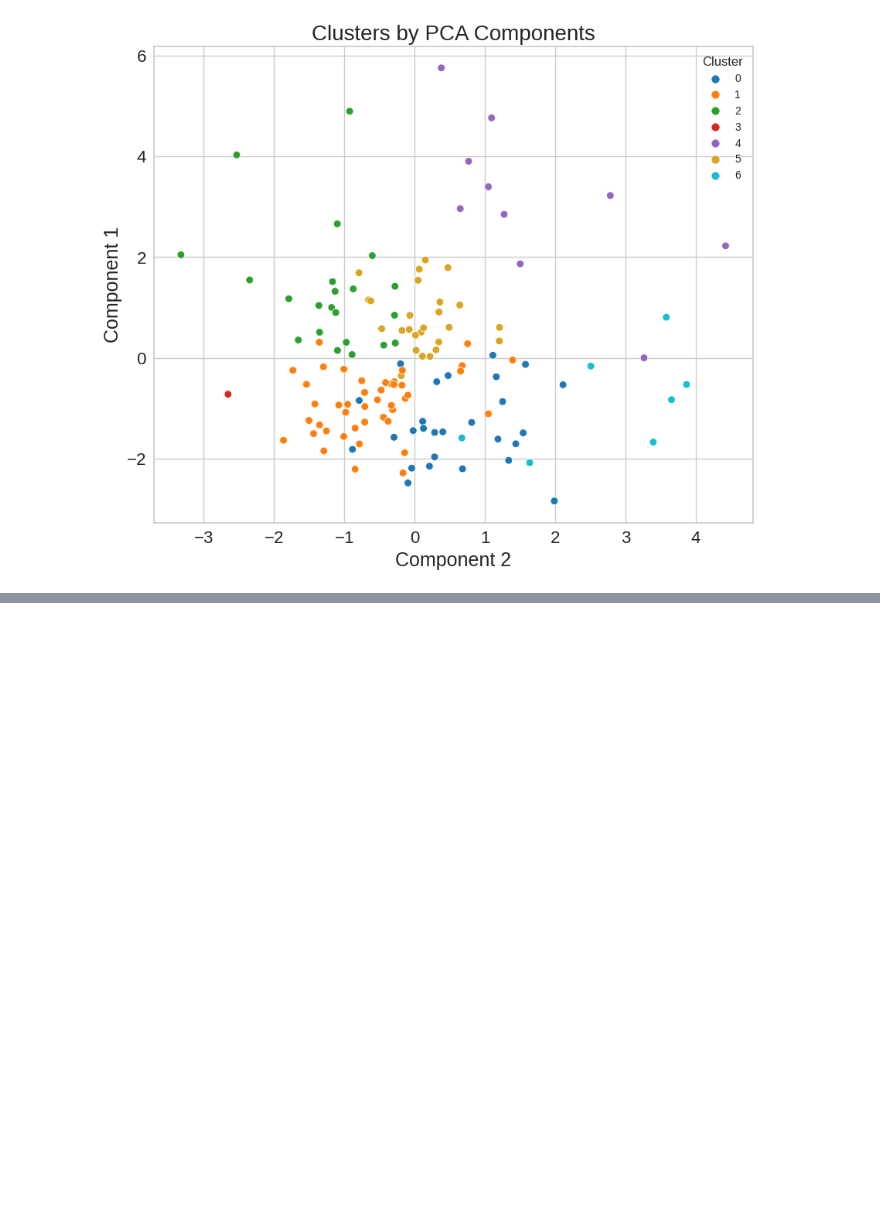
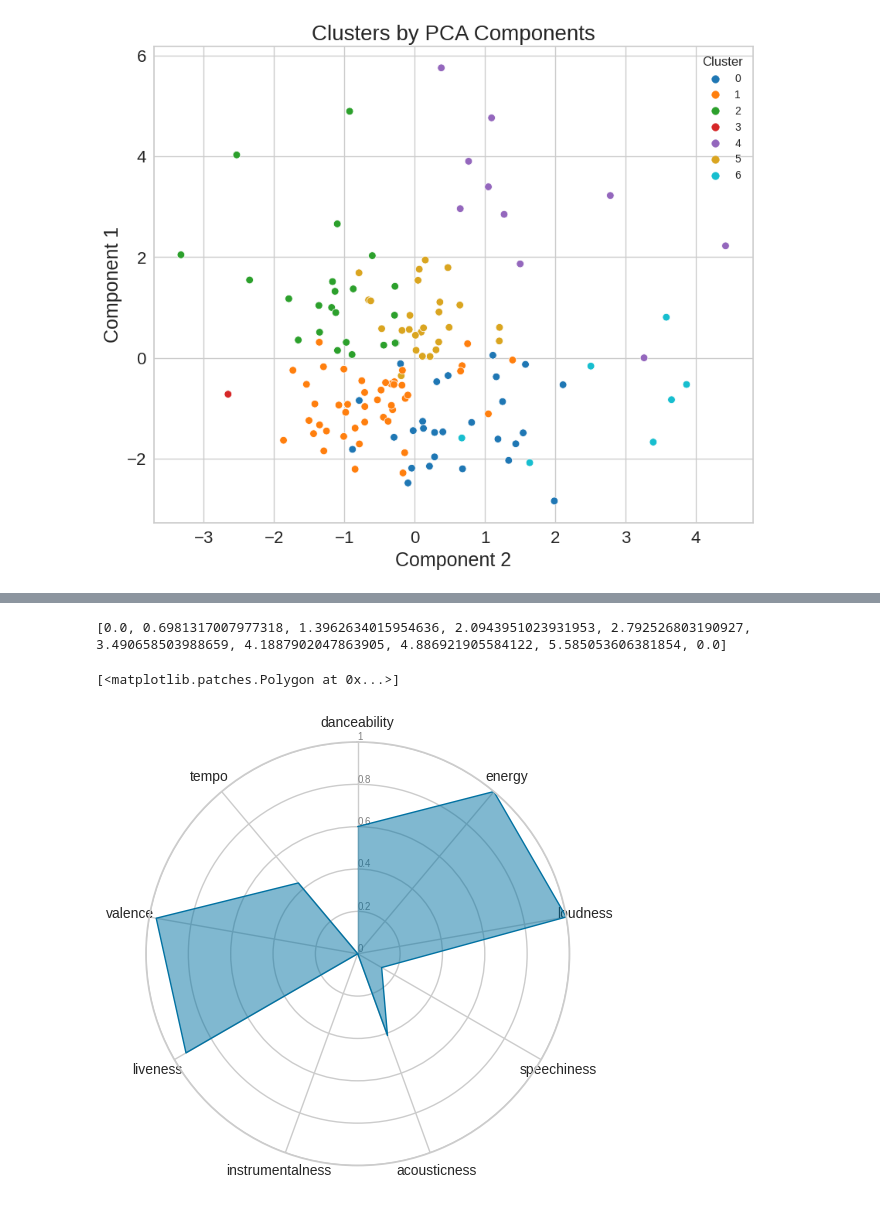
Before and after one commit to INA-95/spotify_api, a Jupyter notebook: Spotify_api_231025.ipynb, the cells around one changed output, grey strips where cells are left out. Drawn from its saved outputs; the diff is of its cells as text; code cells hidden in the pictures; blank space fills up the shorter version.

Commit message:
developed visualization

```diff
--- a/Spotify_api_231025.ipynb
+++ b/Spotify_api_231025.ipynb
@@ -297,3 +300,12 @@ plt.yticks(fontsize=16)
 plt.show()
 # %% [output]
 [figure]
+# %%
+df = df_seg_pca_kmeans[['danceability', 'energy', 'loudness', 'speechiness', 'acousticness',
+       'instrumentalness', 'liveness', 'valence', 'tempo', 'Cluster']].groupby('Cluster').mean()
+# %%
+scaler = preprocessing.MinMaxScaler()
+audio_features_normal = scaler.fit_transform(df)
+audio_features_normal = pd.DataFrame(audio_features_normal)
+audio_features_normal.columns = audio_features_df.columns
+audio_features_normal
@@ -299,0 +321,2 @@ plt.show()
+# %%
+audio_features_normal['Cluster'] = [0, 1, 2, 3, 4, 5, 6]
@@ -299,0 +334,26 @@ plt.show()
+# %%
+categories = list(audio_features_normal)[:-1]
+N = len(categories)
+
+angles = [n / float(N) * 2 * pi for n in range(N)]
+angles += angles[:1]
+print(angles)
+
+ax = plt.subplot(111, polar=True)
+
+ax.set_theta_offset(pi / 2)
+ax.set_theta_direction(-1)
+
+plt.xticks(angles[:-1], categories)
+
+ax.set_rlabel_position(0)
+plt.yticks([0, 0.2, 0.4, 0.6, 0.8, 1], ["0", "0.2", "0.4", "0.6", "0.8", "1"], color = "grey", size = 7)
+plt.ylim(0, 1)
+
+values = audio_features_normal[audio_features_normal['Cluster'] == 0].values.flatten().tolist()
+ax.plot(angles, values, linewidth = 1, linestyle = 'solid', label = "Cluster 0")
+ax.fill(angles, values, 'b', alpha = 0.5)
+# %% [output]
+[0.0, 0.6981317007977318, 1.3962634015954636, 2.0943951023931953, 2.792526803190927, 3.490658503988659, 4.1887902047863905, 4.886921905584122, 5.585053606381854, 0.0]
+[<matplotlib.patches.Polygon at 0x...>]
+[figure, added]
```
Also changed, not shown: parts of 8 cells of this notebook.
